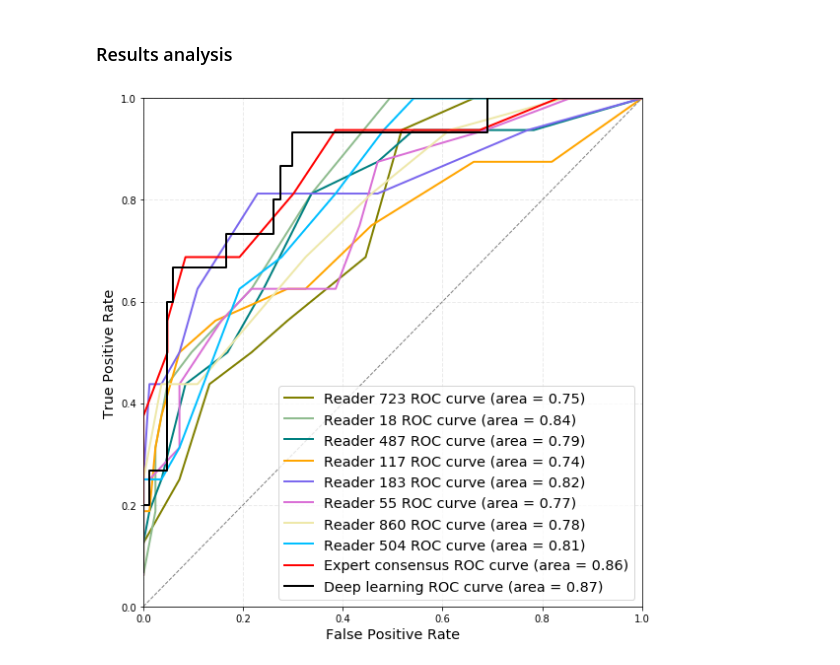
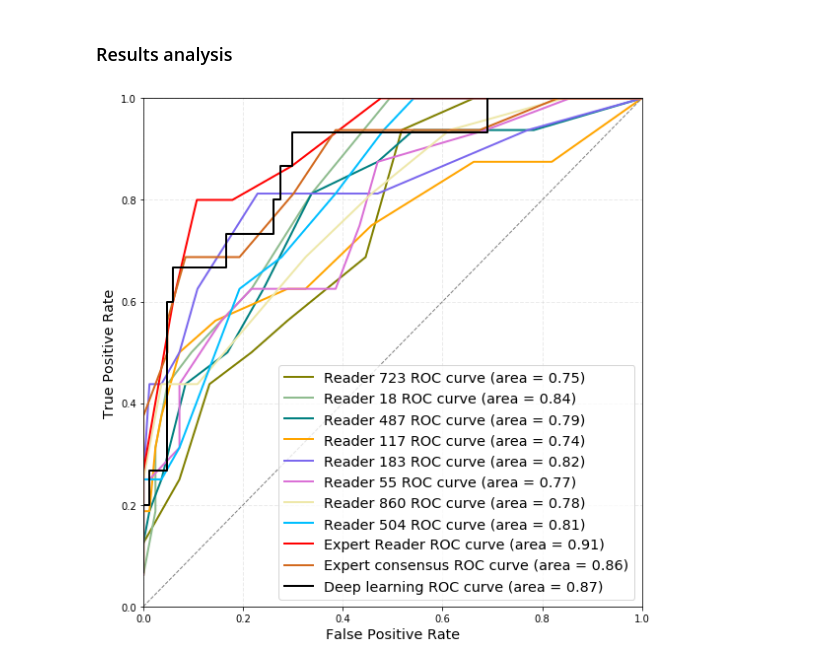
Before and after one commit to mateuszbuda/deep-thyroid-nodules, a Jupyter notebook: results/comparison_roc_test.ipynb, the cells around one changed output. Saved outputs shown, nothing was run; the diff lists cells and outputs as text; code cells hidden in the pictures.

Commit message:
added results for expert reader

```diff
--- a/results/comparison_roc_test.ipynb
+++ b/results/comparison_roc_test.ipynb
@@ -23,6 +23,8 @@ def plot_roc(fpr, tpr, roc_auc, color='darkorange', label=''):
 # %% [markdown]
 ### Read data file
 # %%
+df_all = pd.read_csv('./data/data_all.csv')
+df_test = pd.read_csv('./data/data_test.csv')
 df_dict = {}
 for i in range(9):
     df_dict[i] = pd.read_csv('./data/data_readers_{}.csv'.format(i))
@@ -37,6 +82,9 @@ y_true_dl_test = df_dl['Cancer'].as_matrix()
 # %%
 fpr_dl, tpr_dl, _ = roc_curve(y_true_dl_test, y_pred_dl_test)
 roc_auc_dl = roc_auc_score(y_true_dl_test, y_pred_dl_test)
+
+fpr_tirads, tpr_tirads, _ = roc_curve(y_true_tirads_test, y_points_tirads_test)
+roc_auc_tirads = roc_auc_score(y_true_tirads_test, y_points_tirads_test)
 
 fpr = {}
 tpr = {}
@@ -51,16 +99,17 @@ for i in range(9):
 ### Results analysis
 # %%
 plt.figure(figsize=(8, 8))
-colors = ['olive', 'darkseagreen', 'teal', 'orange', 'mediumslateblue', 'orchid', 'palegoldenrod', 'deepskyblue', 'red']
-for i in range(9):
+colors = ['olive', 'darkseagreen', 'teal', 'orange', 'mediumslateblue', 'orchid', 'palegoldenrod', 'deepskyblue', 'chocolate']
+for i in range(8):
     user_id = df_dict[i]['User ID'].as_matrix()[0]
     label = 'Reader {} '.format(user_id)
-    if user_id == 0: label = 'Expert consensus '
     plot_roc(fpr[i], tpr[i], roc_auc[i], color=colors[i], label=label)
+plot_roc(fpr_tirads, tpr_tirads, roc_auc_tirads, color='red', label='Expert Reader ')
+plot_roc(fpr[8], tpr[8], roc_auc[8], color=colors[8], label='Expert consensus ')
 plot_roc(fpr_dl, tpr_dl, roc_auc_dl, color='black', label='Deep learning ')
 plt.plot([0, 1], [0, 1], color='gray', lw=1, linestyle='--')
 plt.title('', fontsize='xx-large')
 plt.legend(loc='lower right', fontsize='x-large')
 plt.grid(color='silver', alpha=0.3, linestyle='--', linewidth=1)
 # %% [output]
-[figure, old version]
+[figure, new version]
```
Also changed, not shown: parts of 2 cells of this notebook, 4 other files.
